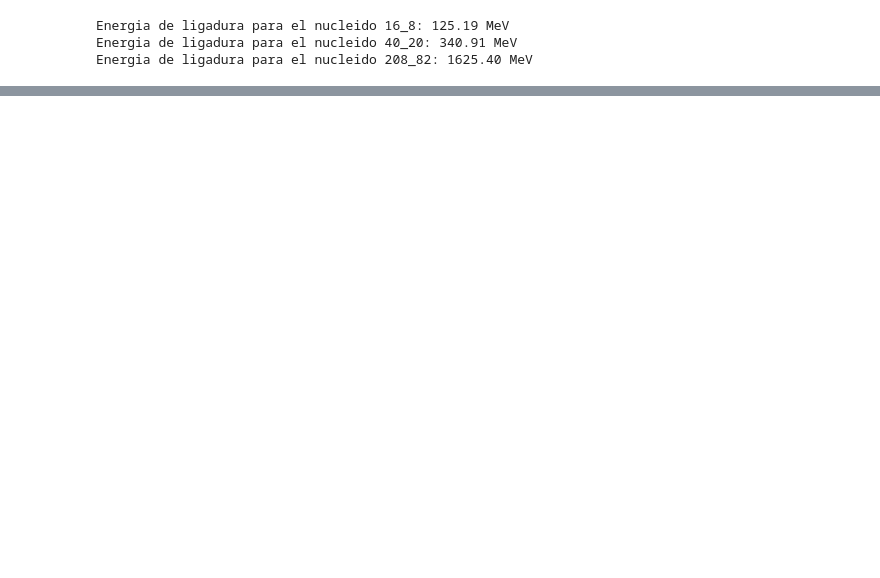
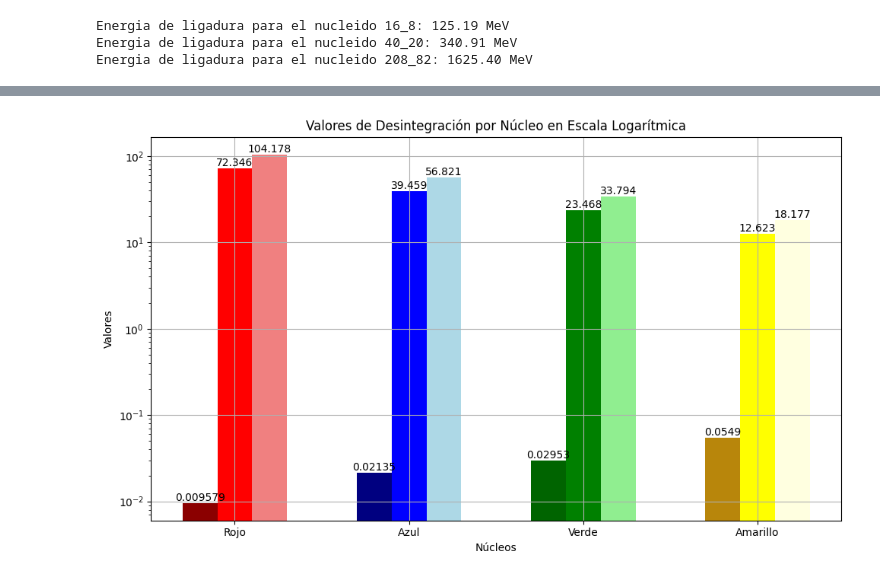
Before and after one commit to JherMik7/Fisica-nuclear, a Jupyter notebook: examen.ipynb, the cells around one changed output, grey strips where cells are left out. Cells and saved outputs as stored; diff of their text form; code cells hidden in the pictures; blank space fills up the shorter version.

```diff
--- a/examen.ipynb
+++ b/examen.ipynb
@@ -327,0 +541,53 @@ Energia de ligadura para el nucleido 208_82: 1625.40 MeV
+# %%
+import matplotlib.pyplot as plt
+import numpy as np
+
+# Datos de la tabla
+nuclei = ['Rojo', 'Azul', 'Verde', 'Amarillo']
+lambda_values = [0.009579, 0.021350, 0.029530, 0.054900]
+T_half = [72.346, 39.459, 23.468, 12.623]
+tau_values = [104.178, 56.821, 33.794, 18.177]
+
+# Paleta de colores para cada núcleo
+colors = {
+    'Rojo': ['darkred', 'red', 'lightcoral'],
+    'Azul': ['navy', 'blue', 'lightblue'],
+    'Verde': ['darkgreen', 'green', 'lightgreen'],
+    'Amarillo': ['darkgoldenrod', 'yellow', 'lightyellow']
+}
+
+x = np.arange(len(nuclei))  # Posiciones en el eje X para cada grupo de barras
+bar_width = 0.2  # Anchura de las barras
+
+fig, ax = plt.subplots(figsize=(10, 6))
+
+# Creamos las barras para cada conjunto de datos
+for i in range(len(nuclei)):
+    ax.bar(x[i] - bar_width, lambda_values[i], bar_width, color=colors[nuclei[i]][0])
+    ax.bar(x[i], T_half[i], bar_width, color=colors[nuclei[i]][1])
+    ax.bar(x[i] + bar_width, tau_values[i], bar_width, color=colors[nuclei[i]][2])
+
+# Función para añadir etiquetas en la parte superior de cada barra
+def add_labels(values, xpos, color):
+    for (i, value) in enumerate(values):
+        ax.text(x[i] + xpos, value, f'{value}', ha='center', va='bottom', color=color)
+
+# Añadimos las etiquetas a las barras
+add_labels(lambda_values, -bar_width, 'black')
+add_labels(T_half, 0, 'black')
+add_labels(tau_values, bar_width, 'black')
+
+# Configuraciones adicionales del gráfico
+ax.set_yscale('log')
+ax.set_xticks(x)
+ax.set_xticklabels(nuclei)
+ax.set_xlabel('Núcleos')
+ax.set_ylabel('Valores')
+ax.set_title('Valores de Desintegración por Núcleo en Escala Logarítmica')
+
+# Mostrar la cuadrícula y el gráfico
+ax.grid()
+plt.tight_layout()
+plt.show()
+# %% [output]
+[figure, added]
```
Also changed, not shown: parts of 5 cells of this notebook, 4 other files.
